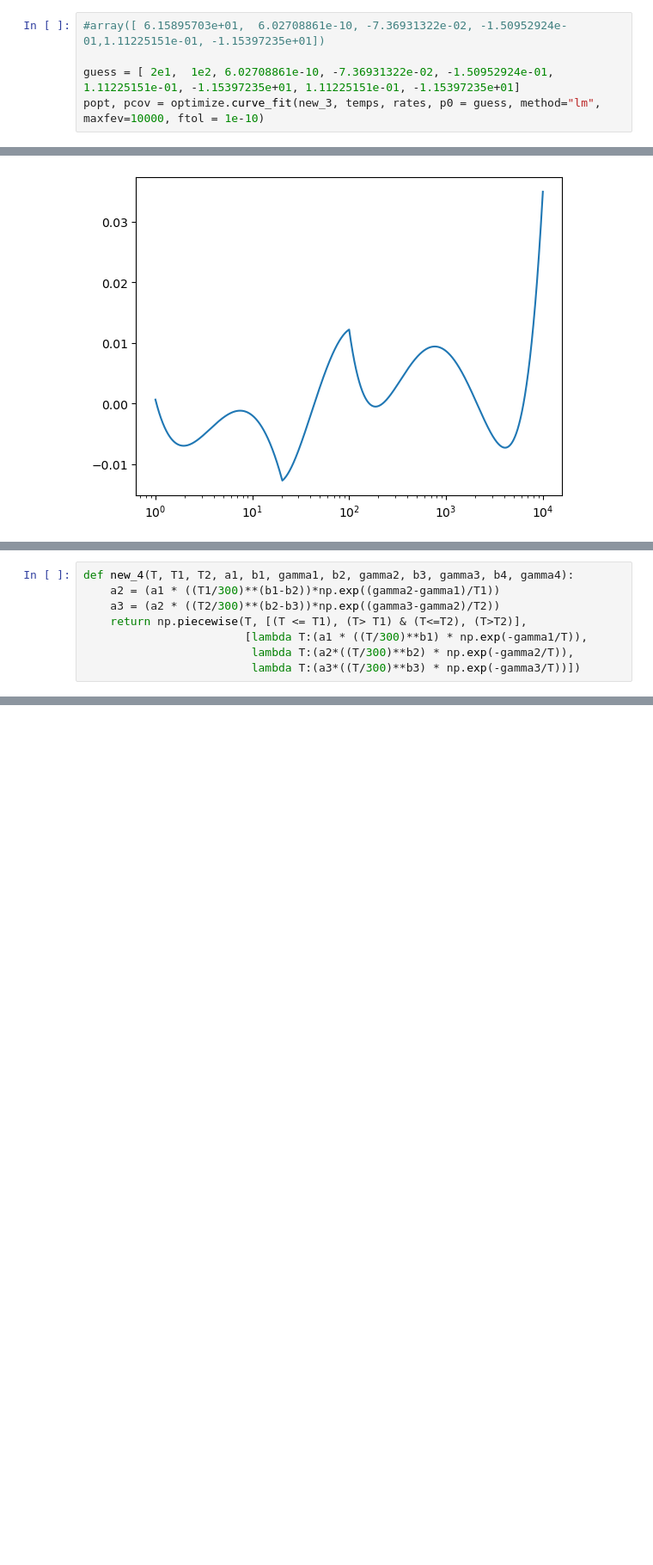
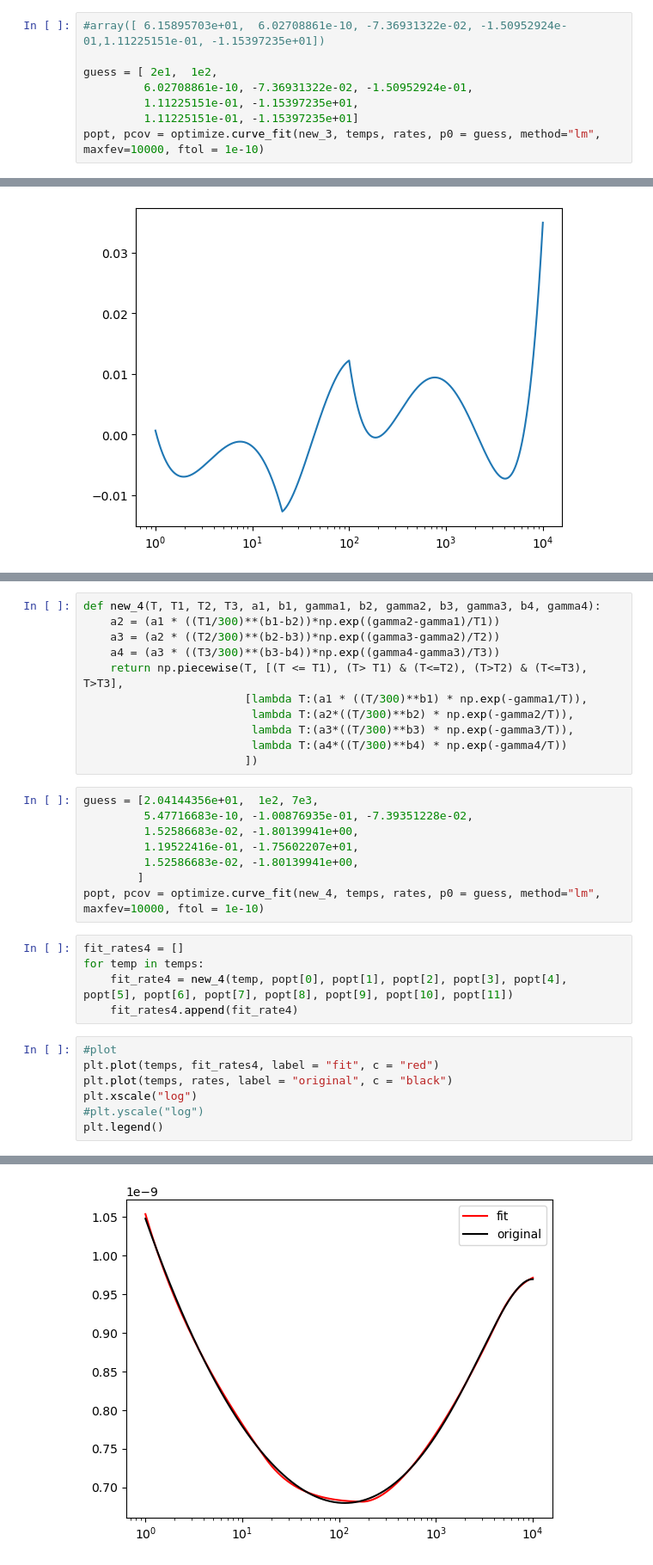
Before and after one commit to wostling/SavinGroup, a Jupyter notebook: Contiuous_Piecewise_Fits.ipynb, the cells around one changed output, grey strips where cells are left out. Shown at 86% size. Cells and saved outputs as stored; diff of their text form; blank space fills up the shorter version.

```diff
--- a/Contiuous_Piecewise_Fits.ipynb
+++ b/Contiuous_Piecewise_Fits.ipynb
@@ -112,7 +112,10 @@ def new_3(T, T1, T2, a1, b1, gamma1, b2, gamma2, b3, gamma3):
 # %%
 #array([ 6.15895703e+01,  6.02708861e-10, -7.36931322e-02, -1.50952924e-01,1.11225151e-01, -1.15397235e+01])
 
-guess = [ 2e1,  1e2, 6.02708861e-10, -7.36931322e-02, -1.50952924e-01, 1.11225151e-01, -1.15397235e+01, 1.11225151e-01, -1.15397235e+01]
+guess = [ 2e1,  1e2,
+         6.02708861e-10, -7.36931322e-02, -1.50952924e-01,
+         1.11225151e-01, -1.15397235e+01,
+         1.11225151e-01, -1.15397235e+01]
 popt, pcov = optimize.curve_fit(new_3, temps, rates, p0 = guess, method="lm", maxfev=10000, ftol = 1e-10)
 # %%
 popt
@@ -147,8 +156,32 @@ plt.xscale("log")
 # %%
-def new_4(T, T1, T2, a1, b1, gamma1, b2, gamma2, b3, gamma3, b4, gamma4):
+def new_4(T, T1, T2, T3, a1, b1, gamma1, b2, gamma2, b3, gamma3, b4, gamma4):
     a2 = (a1 * ((T1/300)**(b1-b2))*np.exp((gamma2-gamma1)/T1))
     a3 = (a2 * ((T2/300)**(b2-b3))*np.exp((gamma3-gamma2)/T2))
-    return np.piecewise(T, [(T <= T1), (T> T1) & (T<=T2), (T>T2)],
+    a4 = (a3 * ((T3/300)**(b3-b4))*np.exp((gamma4-gamma3)/T3))
+    return np.piecewise(T, [(T <= T1), (T> T1) & (T<=T2), (T>T2) & (T<=T3), T>T3],
                         [lambda T:(a1 * ((T/300)**b1) * np.exp(-gamma1/T)),
                          lambda T:(a2*((T/300)**b2) * np.exp(-gamma2/T)),
-                         lambda T:(a3*((T/300)**b3) * np.exp(-gamma3/T))])
+                         lambda T:(a3*((T/300)**b3) * np.exp(-gamma3/T)),
+                         lambda T:(a4*((T/300)**b4) * np.exp(-gamma4/T))
+                        ])
+# %%
+guess = [2.04144356e+01,  1e2, 7e3,
+         5.47716683e-10, -1.00876935e-01, -7.39351228e-02,
+         1.52586683e-02, -1.80139941e+00,
+         1.19522416e-01, -1.75602207e+01,
+         1.52586683e-02, -1.80139941e+00,
+        ]
+popt, pcov = optimize.curve_fit(new_4, temps, rates, p0 = guess, method="lm", maxfev=10000, ftol = 1e-10)
+# %%
+fit_rates4 = []
+for temp in temps:
+    fit_rate4 = new_4(temp, popt[0], popt[1], popt[2], popt[3], popt[4], popt[5], popt[6], popt[7], popt[8], popt[9], popt[10], popt[11])
+    fit_rates4.append(fit_rate4)
+# %%
+#plot
+plt.plot(temps, fit_rates4, label = "fit", c = "red")
+plt.plot(temps, rates, label = "original", c = "black")
+plt.xscale("log")
+#plt.yscale("log")
+plt.legend()
+# %% [output]
@@ -154,0 +189 @@ def new_4(T, T1, T2, a1, b1, gamma1, b2, gamma2, b3, gamma3, b4, gamma4):
+[figure, added]
```
Also changed, not shown: parts of 3 cells of this notebook.
